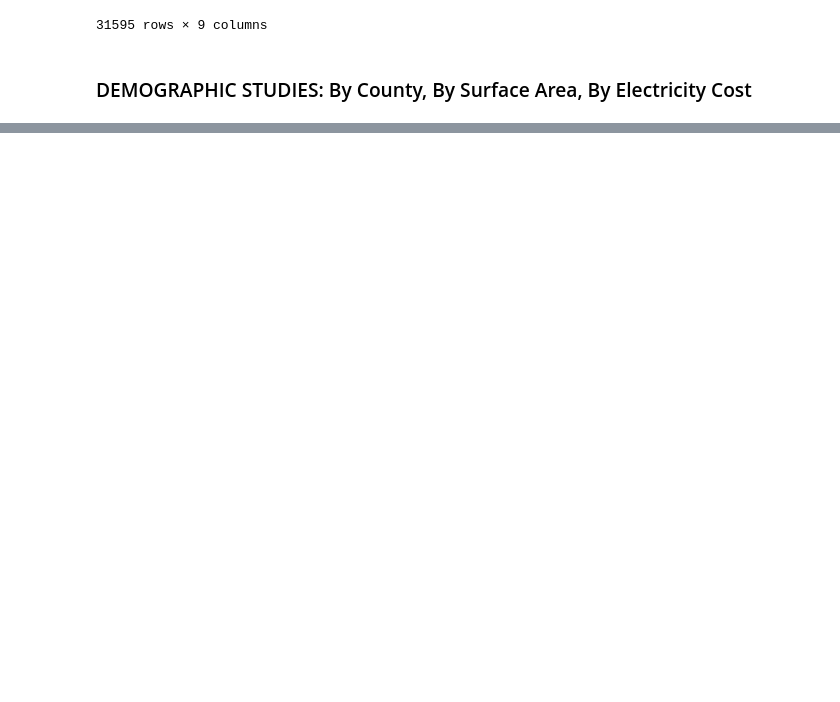
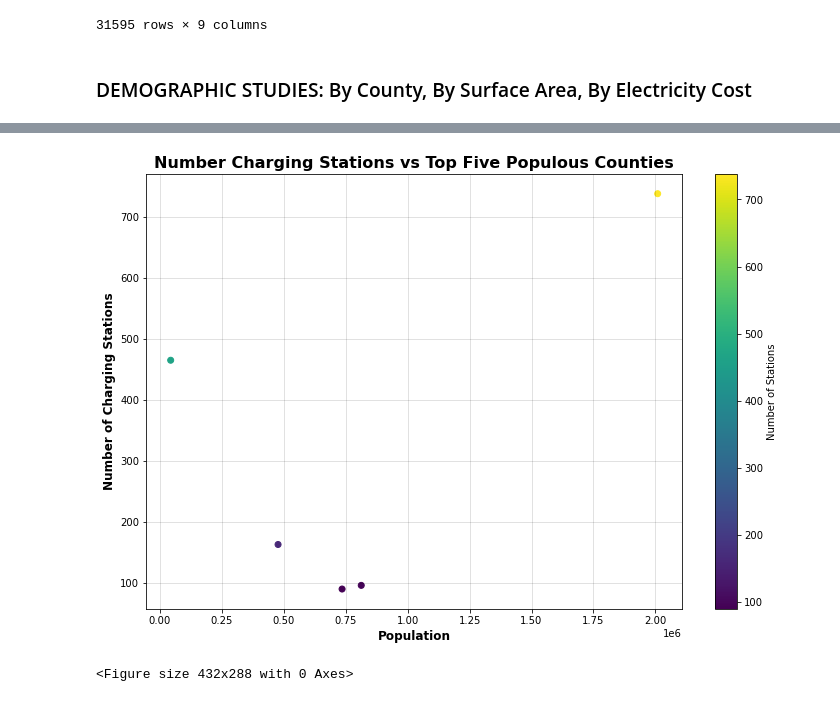
Before and after one commit to fbarillas08/Electric-Vehicles-in-WashingtonState, a Jupyter notebook: Project1_EV_WashingtonState.ipynb, the cells around one changed output, grey strips where cells are left out. Drawn from its saved outputs; the diff is of its cells as text; code cells hidden in the pictures; blank space fills up the shorter version.

```diff
--- a/Project1_EV_WashingtonState.ipynb
+++ b/Project1_EV_WashingtonState.ipynb
@@ -488,0 +571,5 @@ Last_Five_Years_df
+# %%
+# Top Five Most Populous Counties Demographics
+
+top5counties_df = Rates_Population_df.sort_values(by=['Public_Charging_Station'], ascending=False).head(5)
+top5counties_df
@@ -488,0 +583,17 @@ Last_Five_Years_df
+# %%
+fig11 = plt.figure(figsize =(12,8))
+plt.xticks(rotation = 0)
+plt.scatter(top5counties_df['Population'], top5counties_df["Public_Charging_Station"], c = top5counties_df["Public_Charging_Station"])
+clb = plt.colorbar()
+plt.xlabel("Population",fontsize = 12, fontweight ='bold')
+plt.ylabel("Number of Charging Stations",fontsize = 12, fontweight ='bold')
+plt.grid(color='k', alpha = 0.15)
+plt.title("Number Charging Stations vs Top Five Populous Counties", fontsize = 16, fontweight ='bold')
+clb.set_label("Number of Stations")
+#plt.xscale("log")
+
+plt.show()
+plt.savefig("Scatter_EVs_Per_Top5Populations.png")
+# %% [output]
+[figure, added]
+<Figure size 432x288 with 0 Axes>
```
Also changed, not shown: parts of 13 cells of this notebook, 2 other files.
